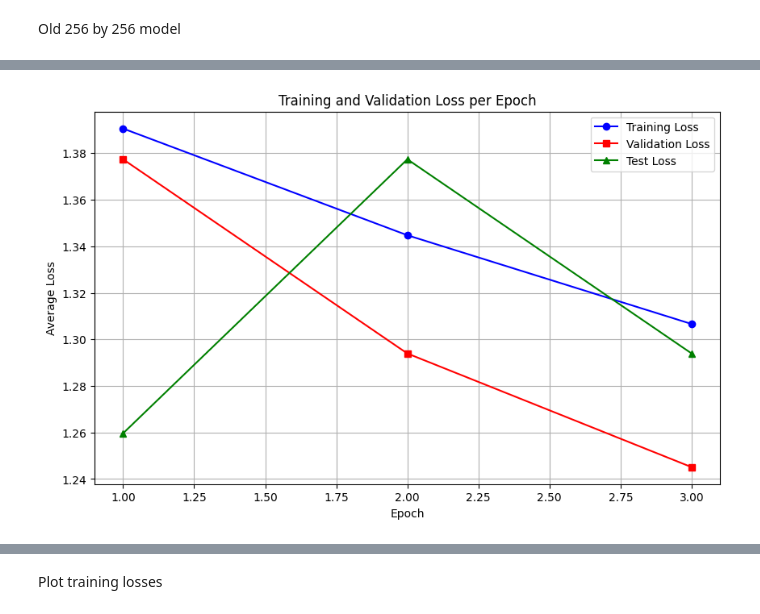
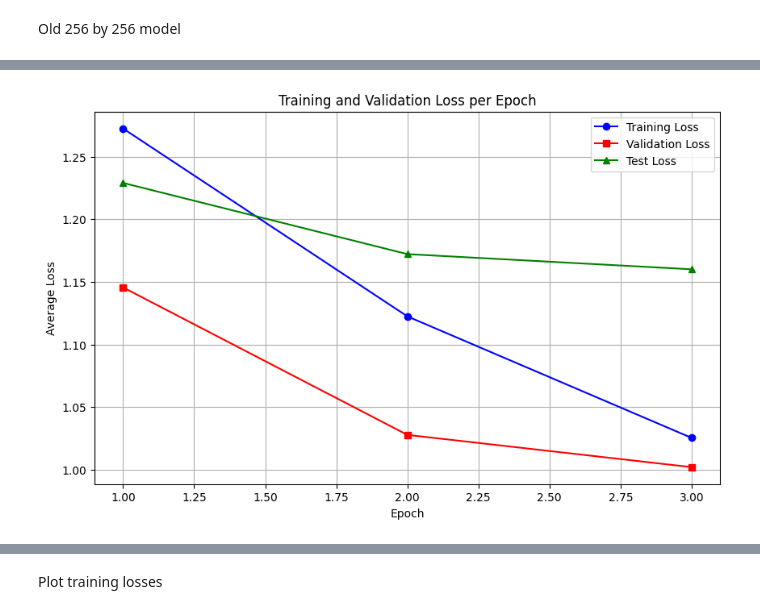
Before and after one commit to cv-group-24/deforestation-detection, a Jupyter notebook: example_cnn.ipynb, the cells around one changed output, grey strips where cells are left out. Cells and saved outputs as stored; diff of their text form; code cells hidden in the pictures.

```diff
--- a/example_cnn.ipynb
+++ b/example_cnn.ipynb
@@ -232,9 +232,71 @@ class SimpleCNN(nn.Module):
         return x
 
 
+class EnhancedCNN(nn.Module):
+    def __init__(self, num_classes):
+        super(EnhancedCNN, self).__init__()
+        self.features = nn.Sequential(
+            # Block 1: Input 3 x 322 x 322 -> Two conv layers -> MaxPool to 32 x 161 x 161
+            nn.Conv2d(3, 32, kernel_size=3, stride=1, padding=1),
+            nn.BatchNorm2d(32),
+            nn.ReLU(inplace=True),
+            nn.Conv2d(32, 32, kernel_size=3, stride=1, padding=1),
+            nn.BatchNorm2d(32),
+            nn.ReLU(inplace=True),
+            nn.MaxPool2d(2),
+
+            # Block 2: 32 x 161 x 161 -> Two conv layers -> MaxPool to 64 x 80 x 80
+            nn.Conv2d(32, 64, kernel_size=3, stride=1, padding=1),
+            nn.BatchNorm2d(64),
+            nn.ReLU(inplace=True),
+            nn.Conv2d(64, 64, kernel_size=3, stride=1, padding=1),
+            nn.BatchNorm2d(64),
+            nn.ReLU(inplace=True),
+            nn.MaxPool2d(2),
+
+            # Block 3: 64 x 80 x 80 -> Two conv layers -> MaxPool to 128 x 40 x 40
+            nn.Conv2d(64, 128, kernel_size=3, stride=1, padding=1),
+            nn.BatchNorm2d(128),
+            nn.ReLU(inplace=True),
+            nn.Conv2d(128, 128, kernel_size=3, stride=1, padding=1),
+            nn.BatchNorm2d(128),
+            nn.ReLU(inplace=True),
+            nn.MaxPool2d(2),
+
+            # Block 4: 128 x 40 x 40 -> Two conv layers -> MaxPool to 256 x 20 x 20
+            nn.Conv2d(128, 256, kernel_size=3, stride=1, padding=1),
+            nn.BatchNorm2d(256),
+            nn.ReLU(inplace=True),
+            nn.Conv2d(256, 256, kernel_size=3, stride=1, padding=1),
+            nn.BatchNorm2d(256),
+            nn.ReLU(inplace=True),
+            nn.MaxPool2d(2)
+        )
+
+        # Global average pooling to reduce the feature map to 1x1 per channel.
+        # This helps cut down the number of parameters in the classifier.
+        self.global_avg_pool = nn.AdaptiveAvgPool2d((1, 1))
+
+        self.classifier = nn.Sequential(
+            nn.Dropout(0.5),
+            nn.Linear(256, 128),
+            nn.ReLU(inplace=True),
+            nn.Dropout(0.5),
+            nn.Linear(128, num_classes)
+        )
+
+    def forward(self, x):
+        x = self.features(x)
+        x = self.global_avg_pool(x)  # Now x has shape (batch_size, 256, 1, 1)
+        x = x.view(x.size(0), -1)      # Flatten to (batch_size, 256)
+        x = self.classifier(x)
+        return x
+
+
 # Assume the number of classes is determined by your label mapping:
 num_classes = len(label_to_index)
-model = SimpleCNN(num_classes)
+# model = SimpleCNN(num_classes)
+model = EnhancedCNN(num_classes)
 
 # Set the device to GPU if available
 device = torch.device("cuda" if torch.cuda.is_available() else "cpu")
@@ -247,7 +309,7 @@ optimizer = optim.Adam(model.parameters(), lr=1e-4)
 
 
 # Early stopping parameters
-patience = 20
+patience = 3
 best_val_loss = float('inf')
 epochs_without_improvement = 1
 best_model_state = None  # Will hold the best model weights
@@ -278,18 +340,16 @@ for epoch in range(num_epochs):
     training_losses.append(epoch_loss)
 
     # TEST EVALUATION
+    running_test_loss = 0.0
     with torch.no_grad():
         for images, labels in test_loader:
             images = images.to(device)
             labels = labels.to(device)
             outputs = model(images)
             loss = criterion(outputs, labels)
-            running_val_loss += loss.item() * images.size(0)
-    test_val_loss = running_val_loss / len(val_loader.dataset)
-    test_losses.append(epoch_val_loss)
-
-    print(f"Epoch {epoch+1}/{num_epochs}, Training Loss: {epoch_loss:.4f} Validation Loss: {epoch_val_loss:.4f}")
-
+            running_test_loss += loss.item() * images.size(0)
+    epoch_test_loss = running_test_loss / len(test_loader.dataset)
+    test_losses.append(epoch_test_loss)
 
     # VALIDATION EVALUATION
     model.eval()
@@ -304,7 +364,7 @@ for epoch in range(num_epochs):
     epoch_val_loss = running_val_loss / len(val_loader.dataset)
     validation_losses.append(epoch_val_loss)
 
-    print(f"Epoch {epoch+1}/{num_epochs}, Training Loss: {epoch_loss:.4f} Validation Loss: {epoch_val_loss:.4f} Test Loss: {test_val_loss:.4f}")
+    print(f"Epoch {epoch+1}/{num_epochs}, Training Loss: {epoch_loss:.4f} Validation Loss: {epoch_val_loss:.4f} Test Loss: {epoch_test_loss:.4f}")
 
     # --- Early Stopping Check ---
     if epoch_val_loss < best_val_loss:
@@ -377 +434 @@ Epoch Time: 67.98s, Estimated time remaining: 6594.49s
-[figure, old version]
+[figure, new version]
```
Also changed, not shown: parts of 1 cell of this notebook.
